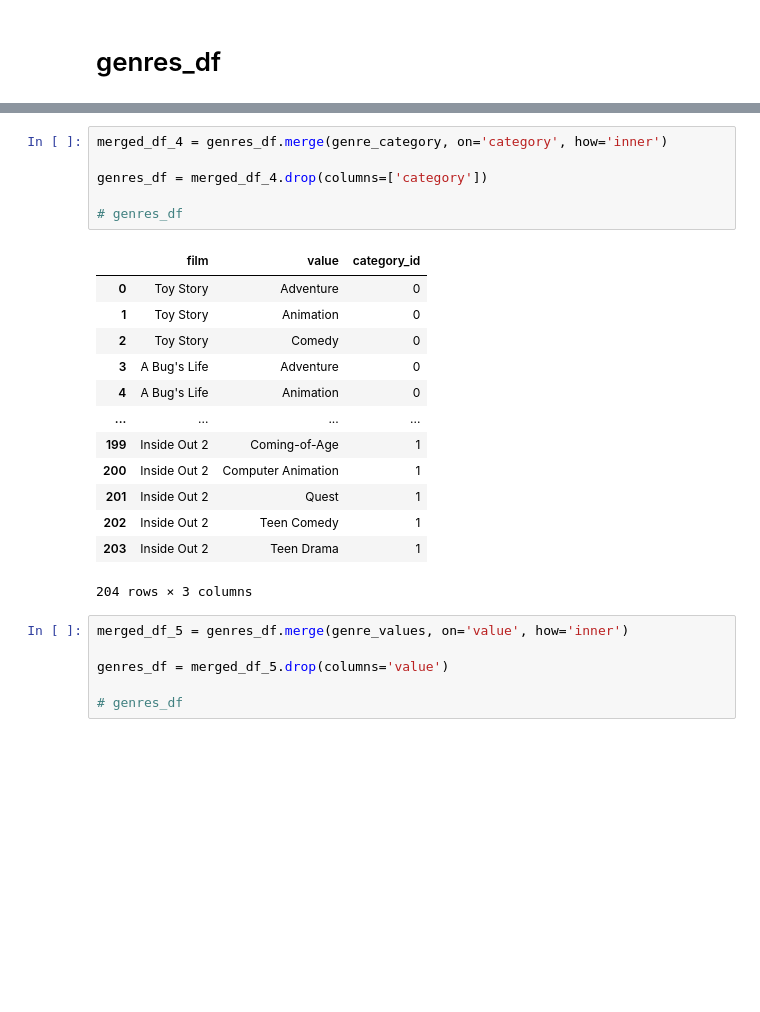
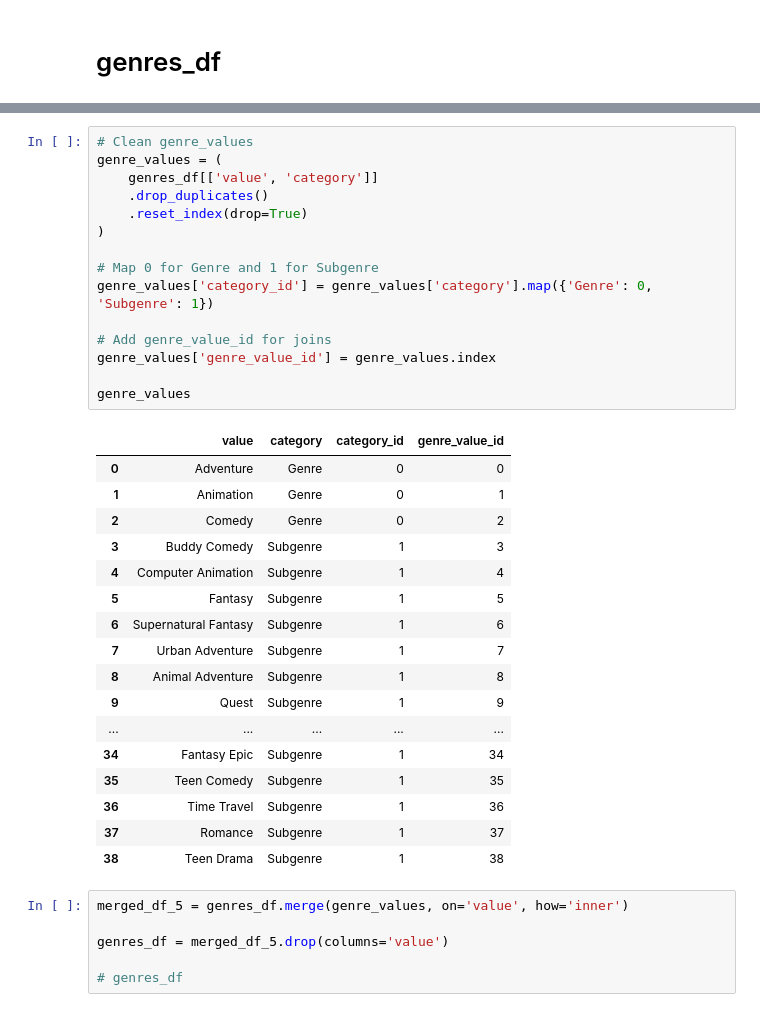
Before and after one commit to 66aadesh/MAVEN-ANALYTICS---PIXAR, a Jupyter notebook: Data Clean-up.ipynb, the cells around one changed output, grey strips where cells are left out. Saved outputs shown, nothing was run; the diff lists cells and outputs as text; blank space fills up the shorter version.

```diff
--- a/Data Clean-up.ipynb
+++ b/Data Clean-up.ipynb
@@ -256,23 +186,36 @@ genre_values = pd.DataFrame({
-# %%
-merged_df_4 = genres_df.merge(genre_category, on='category', how='inner')
-
-genres_df = merged_df_4.drop(columns=['category'])
-
-# genres_df
-# %% [output]
-|  | film | value | category_id |
-| 0 | Toy Story | Adventure | 0 |
-| 1 | Toy Story | Animation | 0 |
-| 2 | Toy Story | Comedy | 0 |
-| 3 | A Bug's Life | Adventure | 0 |
-| 4 | A Bug's Life | Animation | 0 |
-| ... | ... | ... | ... |
-| 199 | Inside Out 2 | Coming-of-Age | 1 |
-| 200 | Inside Out 2 | Computer Animation | 1 |
-| 201 | Inside Out 2 | Quest | 1 |
-| 202 | Inside Out 2 | Teen Comedy | 1 |
-| 203 | Inside Out 2 | Teen Drama | 1 |
-204 rows × 3 columns
+# %%
+# Clean genre_values
+genre_values = (
+    genres_df[['value', 'category']]
+    .drop_duplicates()
+    .reset_index(drop=True)
+)
+
+# Map 0 for Genre and 1 for Subgenre
+genre_values['category_id'] = genre_values['category'].map({'Genre': 0, 'Subgenre': 1})
+
+# Add genre_value_id for joins
+genre_values['genre_value_id'] = genre_values.index
+
+genre_values
+# %% [output]
+|  | value | category | category_id | genre_value_id |
+| 0 | Adventure | Genre | 0 | 0 |
+| 1 | Animation | Genre | 0 | 1 |
+| 2 | Comedy | Genre | 0 | 2 |
+| 3 | Buddy Comedy | Subgenre | 1 | 3 |
+| 4 | Computer Animation | Subgenre | 1 | 4 |
+| 5 | Fantasy | Subgenre | 1 | 5 |
+| 6 | Supernatural Fantasy | Subgenre | 1 | 6 |
+| 7 | Urban Adventure | Subgenre | 1 | 7 |
+| 8 | Animal Adventure | Subgenre | 1 | 8 |
+| 9 | Quest | Subgenre | 1 | 9 |
+| ... | ... | ... | ... | ... |
+| 34 | Fantasy Epic | Subgenre | 1 | 34 |
+| 35 | Teen Comedy | Subgenre | 1 | 35 |
+| 36 | Time Travel | Subgenre | 1 | 36 |
+| 37 | Romance | Subgenre | 1 | 37 |
+| 38 | Teen Drama | Subgenre | 1 | 38 |
 # %%
 merged_df_5 = genres_df.merge(genre_values, on='value', how='inner')
 
```
Also changed, not shown: parts of 15 cells of this notebook, 8 other files.
